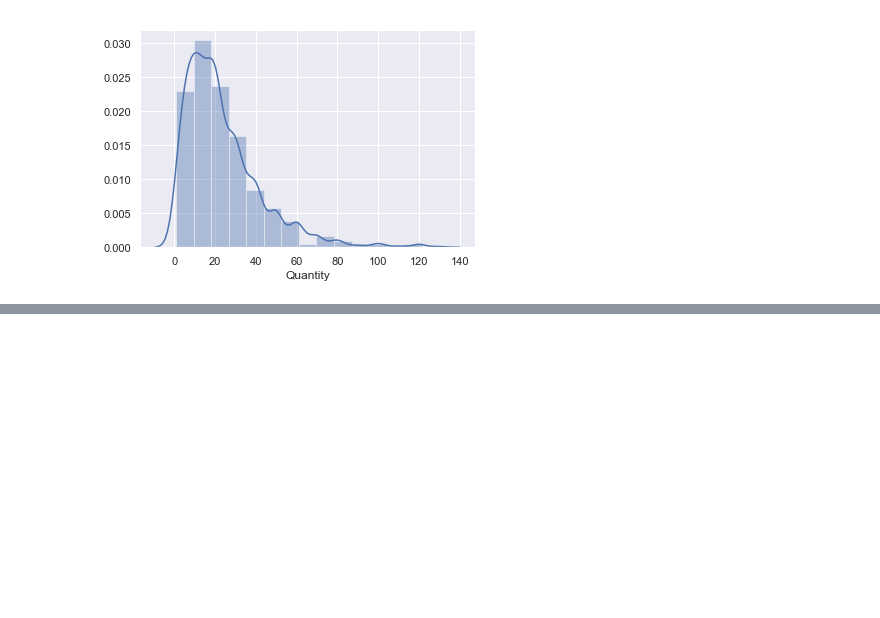
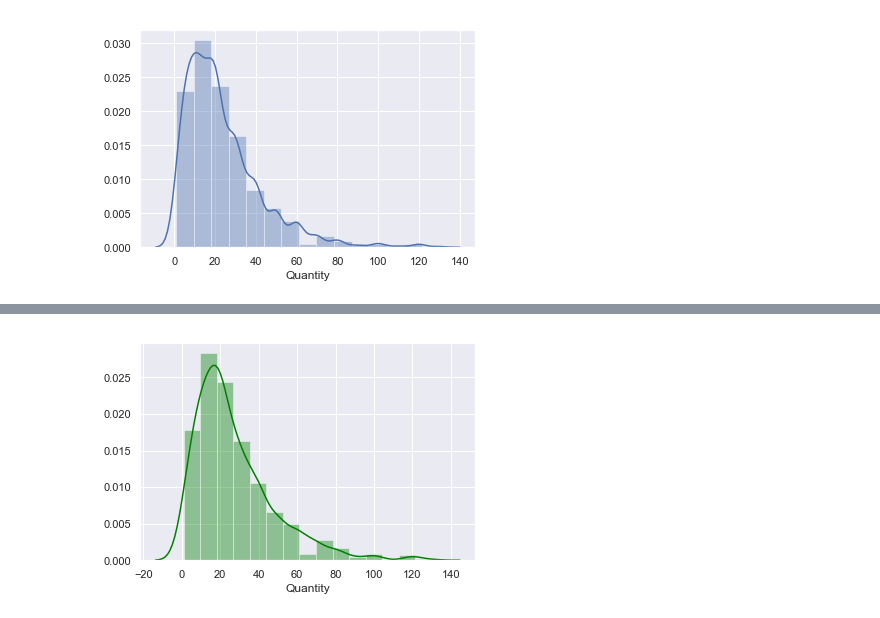
Before and after one commit to MissAle17/dsc-2-final-project-online-ds-sp-000, a Jupyter notebook: Module2.ipynb, the cells around one changed output, grey strips where cells are left out. Saved outputs shown, nothing was run; the diff lists cells and outputs as text; code cells hidden in the pictures; blank space fills up the shorter version.

```diff
--- a/Module2.ipynb
+++ b/Module2.ipynb
@@ -101,0 +110,6 @@ ax = sns.distplot(df.Quantity, bins=15, hist=True)
+# %%
+#making a dataframe copy and then slicing only the part of the database where a discount was applied (i.e. Discount>0)
+disc_df = df.copy()
+
+disc_df = disc_df.loc[disc_df['Discount'] > 0]
+disc_df.head()
@@ -101,0 +136,5 @@ ax = sns.distplot(df.Quantity, bins=15, hist=True)
+# %%
+#looking at the new plot
+ax2 = sns.distplot(disc_df.Quantity, bins=15, hist=True, color = 'green')
+# %% [output]
+[figure, added]
```
Also changed, not shown: parts of 4 cells of this notebook.
